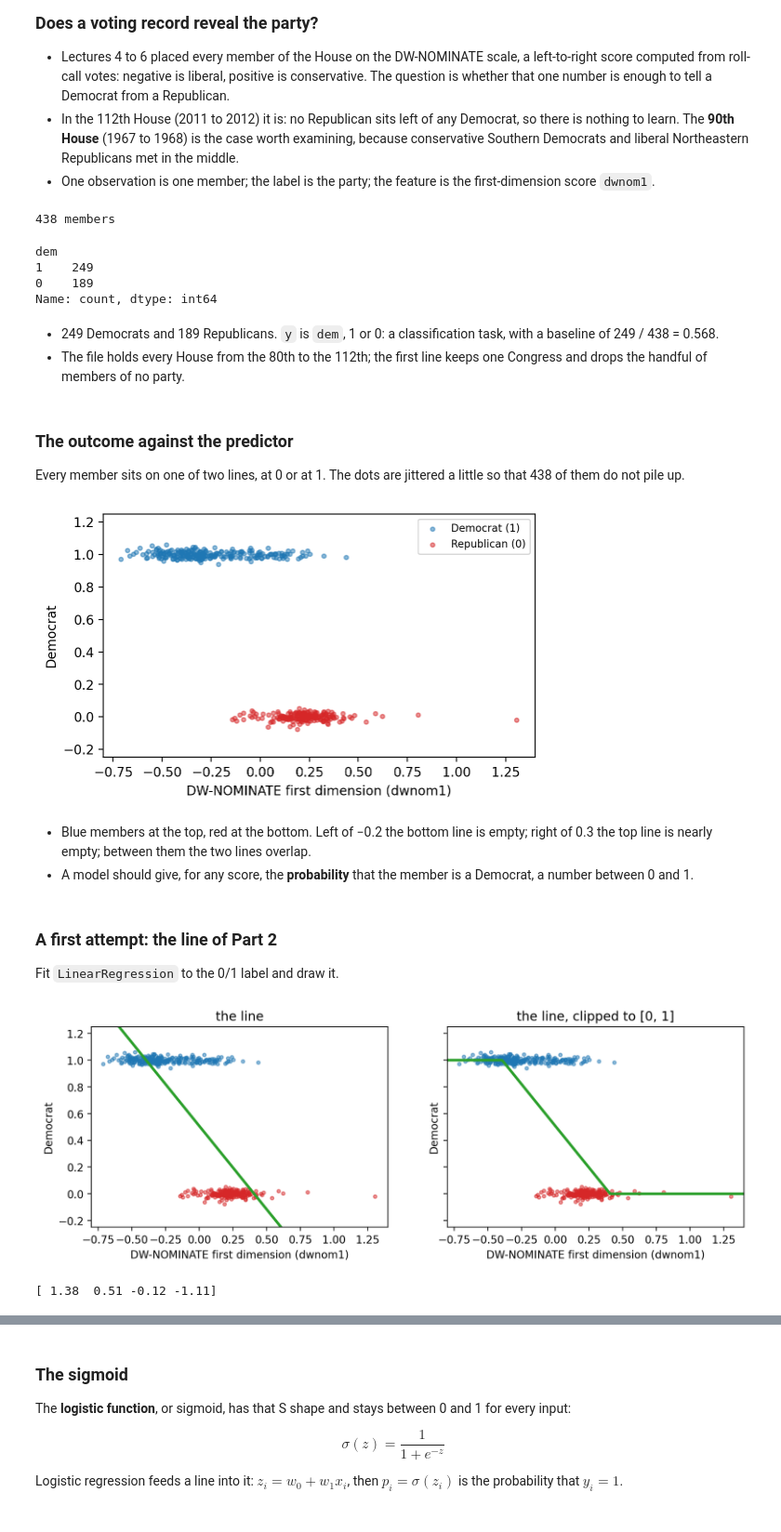
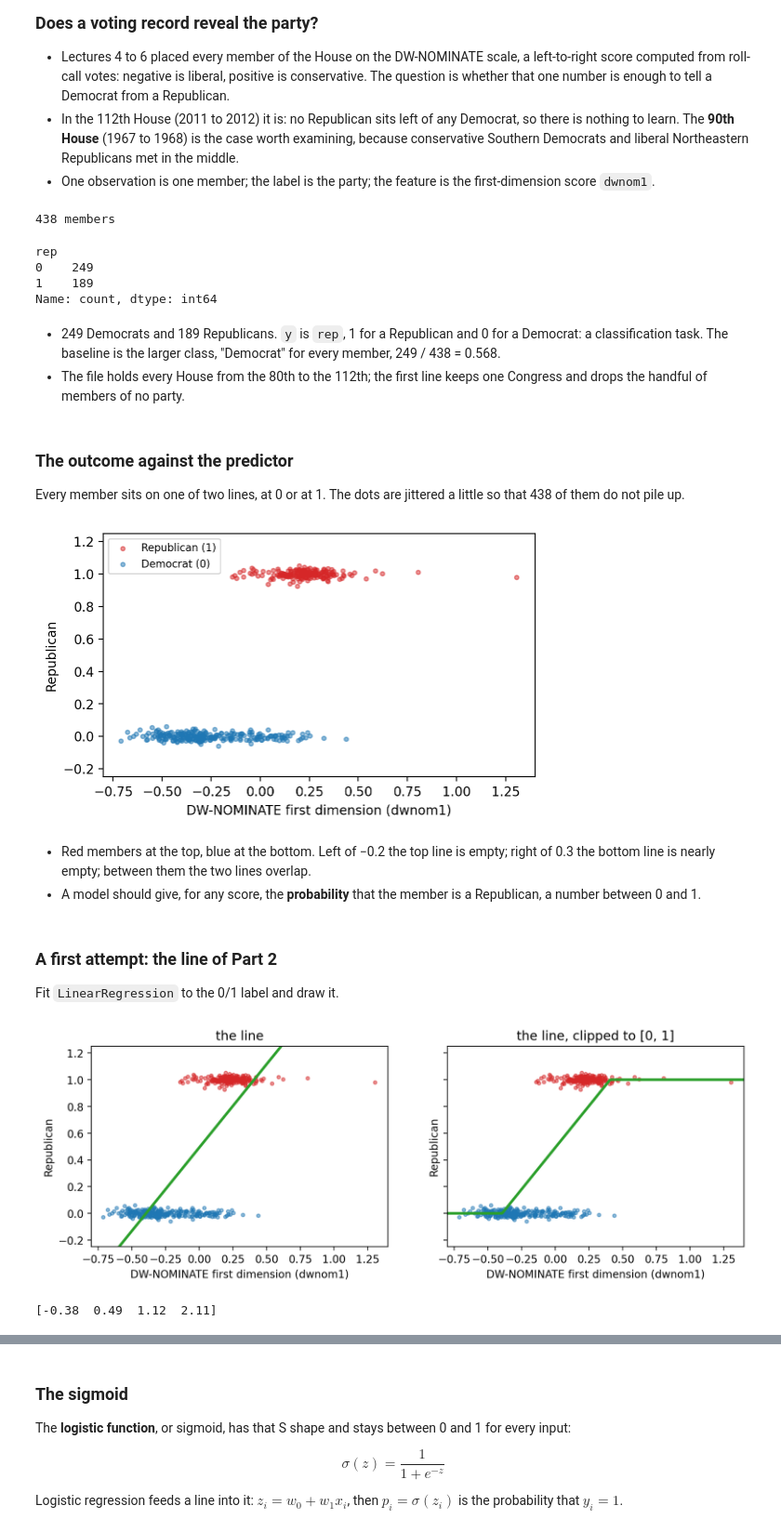
Before and after one commit to KengChiChang/QSS20_FA26, a Jupyter notebook: lectures/lec13/lec13_supervised.ipynb, the cells around one changed output, grey strips where cells are left out. Shown at 93% size. Cells and saved outputs as stored; diff of their text form; code cells hidden in the pictures.

```diff
--- a/lectures/lec13/lec13_supervised.ipynb
+++ b/lectures/lec13/lec13_supervised.ipynb
@@ -742,0 +782,15 @@ plt.show()
+# %%
+fig, ax = plt.subplots(figsize=(8, 1.6))
+parts = [('training data\nfit the coefficients', 0, 56, '#cfe2f3'),
+         ('validation data\nchoose the knob', 56, 19, '#fff2cc'),
+         ('test data\nthe final score', 75, 25, '#fde9d9')]
+for name, start, width, color in parts:
+    ax.add_patch(Rectangle((start, 0), width, 1, fc=color, ec='grey'))
+    ax.text(start + width / 2, 0.5, name, ha='center', va='center',
+            fontsize=9)
+ax.annotate('', xy=(75, 1.25), xytext=(0, 1.25),
+            arrowprops={'arrowstyle': '<->', 'lw': 0.8})
+ax.text(37.5, 1.35, 'the old training data', ha='center', fontsize=9)
+ax.set(xlim=(-1, 101), ylim=(-0.2, 1.7))
+ax.axis('off')
+plt.show()
@@ -818,18 +881,19 @@ congress = pd.read_csv(RAW / 'congress.csv')
 house = congress[(congress['congress'] == 90)
                  & congress['party'].isin(['Democrat', 'Republican'])]
 house = house.copy()
-house['dem'] = (house['party'] == 'Democrat').astype(int)
+house['rep'] = (house['party'] == 'Republican').astype(int)
 print(len(house), 'members')
-house['dem'].value_counts()
+house['rep'].value_counts()
 # %% [output]
 438 members
-dem
-1    249
-0    189
+rep
+0    249
+1    189
 Name: count, dtype: int64
 # %% [markdown]
-- 249 Democrats and 189 Republicans. `y` is `dem`, 1 or 0: a
-  classification task, with a baseline of 249 / 438 = 0.568.
+- 249 Democrats and 189 Republicans. `y` is `rep`, 1 for a Republican
+  and 0 for a Democrat: a classification task. The baseline is the
+  larger class, "Democrat" for every member, 249 / 438 = 0.568.
 - The file holds every House from the 80th to the 112th; the first line
   keeps one Congress and drops the handful of members of no party.
 # %% [markdown]
@@ -841,50 +905,50 @@ jittered a little so that 438 of them do not pile up.
 jitter = np.random.default_rng(0).normal(0, 0.02, len(house))
 
 def outcome_plot(ax):
-    dem = house['dem'] == 1
-    ax.scatter(house.loc[dem, 'dwnom1'], house.loc[dem, 'dem']
-               + jitter[dem.values], s=10, alpha=0.5, color='C0',
-               label='Democrat (1)')
-    ax.scatter(house.loc[~dem, 'dwnom1'], house.loc[~dem, 'dem']
-               + jitter[~dem.values], s=10, alpha=0.5, color='C3',
-               label='Republican (0)')
+    rep = house['rep'] == 1
+    ax.scatter(house.loc[rep, 'dwnom1'], house.loc[rep, 'rep']
+               + jitter[rep.values], s=10, alpha=0.5, color='C3',
+               label='Republican (1)')
+    ax.scatter(house.loc[~rep, 'dwnom1'], house.loc[~rep, 'rep']
+               + jitter[~rep.values], s=10, alpha=0.5, color='C0',
+               label='Democrat (0)')
     ax.set(xlabel='DW-NOMINATE first dimension (dwnom1)',
-           ylabel='Democrat', xlim=(-0.8, 1.4), ylim=(-0.25, 1.25))
+           ylabel='Republican', xlim=(-0.8, 1.4), ylim=(-0.25, 1.25))
 
 fig, ax = plt.subplots(figsize=(6, 3.4))
 outcome_plot(ax)
 ax.legend(fontsize=8)
 plt.show()
 # %% [output]
-[figure, old version]
+[figure, new version]
 # %% [markdown]
-- Blue members at the top, red at the bottom. Left of −0.2 the bottom
-  line is empty; right of 0.3 the top line is nearly empty; between them
+- Red members at the top, blue at the bottom. Left of −0.2 the top line
+  is empty; right of 0.3 the bottom line is nearly empty; between them
   the two lines overlap.
 - A model should give, for any score, the **probability** that the member
-  is a Democrat, a number between 0 and 1.
+  is a Republican, a number between 0 and 1.
 # %% [markdown]
 ### A first attempt: the line of Part 2
 
 Fit `LinearRegression` to the 0/1 label and draw it.
 # %%
 X = house[['dwnom1']]
-y = house['dem']
+y = house['rep']
 straight = LinearRegression().fit(X, y)
 grid = np.linspace(-0.8, 1.4, 300)
 line_out = straight.predict(pd.DataFrame({'dwnom1': grid}))
 
 fig, axes = plt.subplots(1, 2, figsize=(11, 3.4), sharey=True)
 for ax, fitted, title in [(axes[0], line_out, 'the line'),
                           (axes[1], np.clip(line_out, 0, 1),
                            'the line, clipped to [0, 1]')]:
     outcome_plot(ax)
     ax.plot(grid, fitted, color='C2', lw=2.5)
     ax.set(title=title)
 plt.show()
 print(straight.predict(pd.DataFrame({'dwnom1': [-0.7, 0, 0.5, 1.3]}))
       .round(2))
 # %% [output]
-[figure, old version]
+[figure, new version]
-[ 1.38  0.51 -0.12 -1.11]
+[-0.38  0.49  1.12  2.11]
 # %% [markdown]
```
Also changed, not shown: parts of 96 cells of this notebook.
